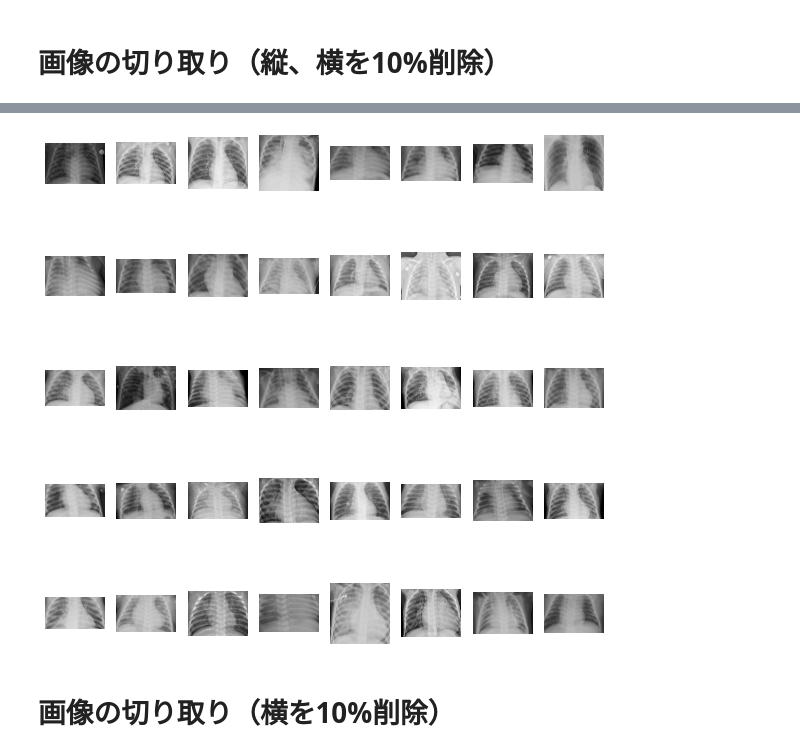
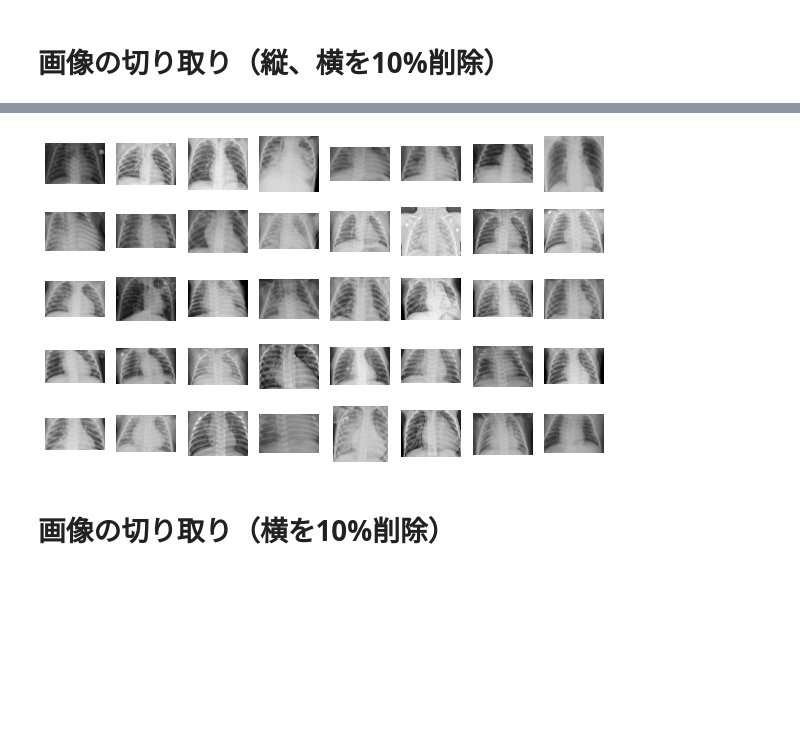
Before and after one commit to insilicomab/kaggle_chest-Xray, a Jupyter notebook: chest-xray-eda.ipynb, the cells around one changed output, grey strips where cells are left out. Cells and saved outputs as stored; diff of their text form; code cells hidden in the pictures; blank space fills up the shorter version.

```diff
--- a/chest-xray-eda.ipynb
+++ b/chest-xray-eda.ipynb
@@ -66,20 +66,20 @@ for i in range(40):
 # %%
 # Pneumonia_list画像の表示
 # 画像周辺を10%切り取り
-plt.figure(figsize=(10, 10))
+plt.figure(figsize=(10, 6))
 for i in range(40):
     path = pneumonia_list[i]
     plt.subplot(5, 8, i+1)
     plt.axis('off')
     img = Image.open(path).convert('RGB')
     w, h = img.size
     w1 = 0.1 * w
     h1 = 0.1 * h
     img_crop = img.crop((w1, h1, w-w1, h-h1)) # (left, upper, right, lower)
     img_array = np.array(img_crop)
     plt.imshow(img_array)
 # %% [output]
-[figure, old version]
+[figure, new version]
 # %% [markdown]
 # 画像の切り取り（横を10%削除）
 # %%
```
Also changed, not shown: parts of 7 cells of this notebook.
